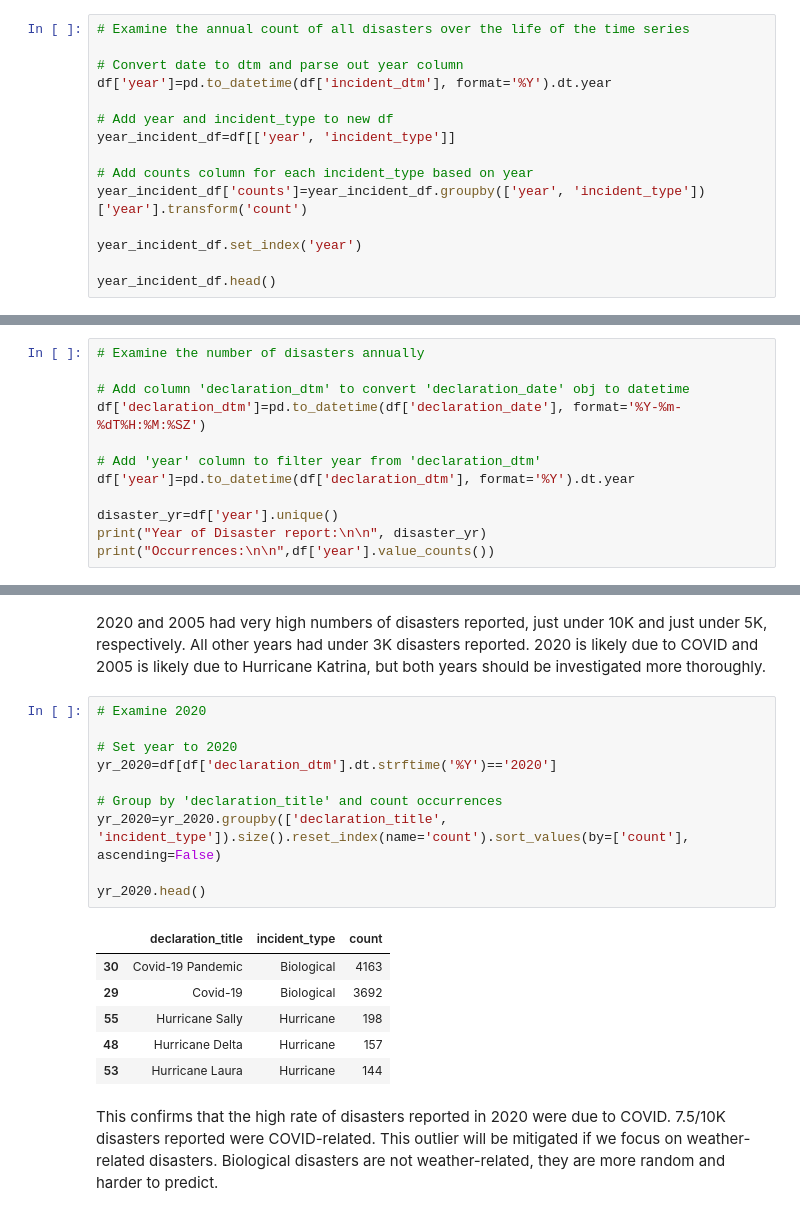
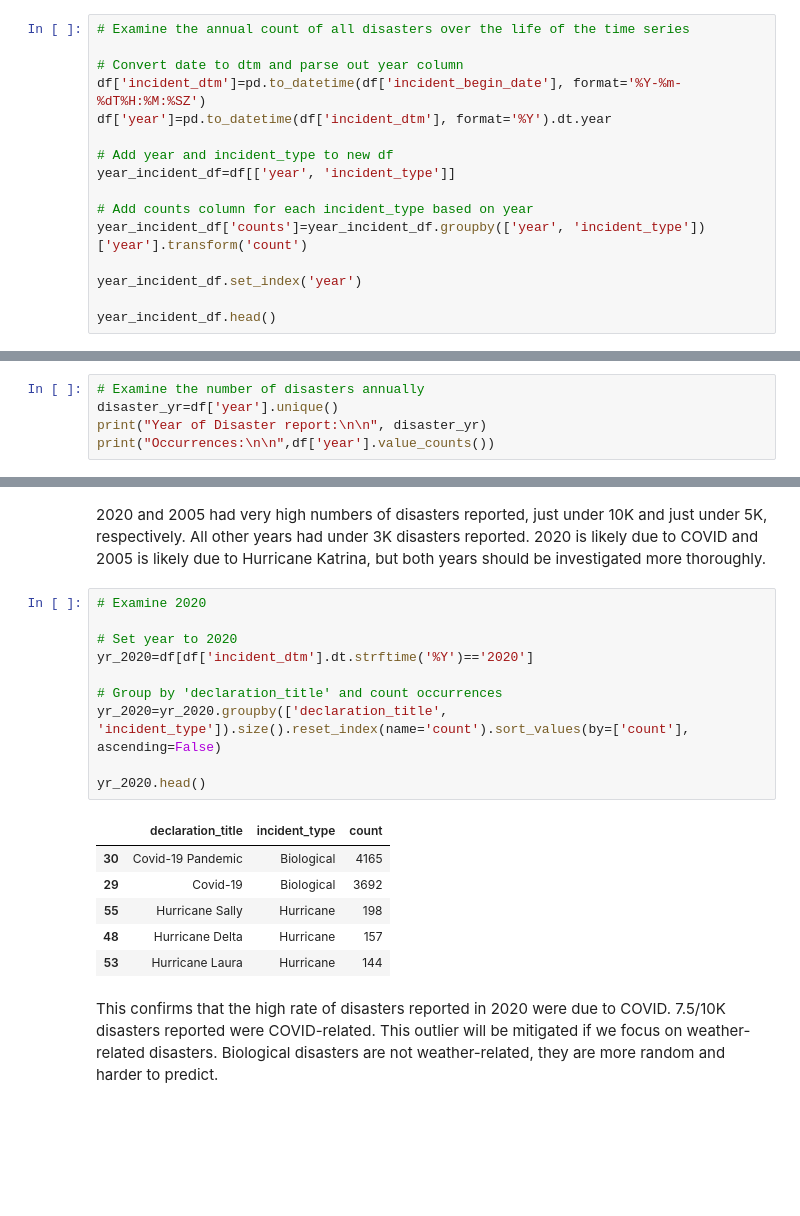
Before and after one commit to helloklow/natural_disasters, a Jupyter notebook: notebooks/2_low_eda.ipynb, the cells around one changed output, grey strips where cells are left out. Saved outputs shown, nothing was run; the diff lists cells and outputs as text; blank space fills up the shorter version.

```diff
--- a/notebooks/2_low_eda.ipynb
+++ b/notebooks/2_low_eda.ipynb
@@ -83,6 +64,7 @@ Dataset appears to be relatively clean, not many non-null values. There are many
 # Examine the annual count of all disasters over the life of the time series
 
 # Convert date to dtm and parse out year column
+df['incident_dtm']=pd.to_datetime(df['incident_begin_date'], format='%Y-%m-%dT%H:%M:%SZ')
 df['year']=pd.to_datetime(df['incident_dtm'], format='%Y').dt.year
 
 # Add year and incident_type to new df
@@ -330,13 +312,6 @@ plt.show()
 TX reports a significantly higher number of disasters than any other location with over 5K occurrences. All other locations are below 3K occurrences. Consider removing non-states/territories.
 # %%
 # Examine the number of disasters annually
-
-# Add column 'declaration_dtm' to convert 'declaration_date' obj to datetime
-df['declaration_dtm']=pd.to_datetime(df['declaration_date'], format='%Y-%m-%dT%H:%M:%SZ')
-
-# Add 'year' column to filter year from 'declaration_dtm'
-df['year']=pd.to_datetime(df['declaration_dtm'], format='%Y').dt.year
-
 disaster_yr=df['year'].unique()
 print("Year of Disaster report:\n\n", disaster_yr)
 print("Occurrences:\n\n",df['year'].value_counts())
@@ -386,16 +361,16 @@ plt.show()
 # %%
 # Examine 2020
 
 # Set year to 2020
-yr_2020=df[df['declaration_dtm'].dt.strftime('%Y')=='2020']
+yr_2020=df[df['incident_dtm'].dt.strftime('%Y')=='2020']
 
 # Group by 'declaration_title' and count occurrences
 yr_2020=yr_2020.groupby(['declaration_title', 'incident_type']).size().reset_index(name='count').sort_values(by=['count'], ascending=False)
 
 yr_2020.head()
 # %% [output]
 |  | declaration_title | incident_type | count |
-| 30 | Covid-19 Pandemic | Biological | 4163 |
+| 30 | Covid-19 Pandemic | Biological | 4165 |
 | 29 | Covid-19 | Biological | 3692 |
 | 55 | Hurricane Sally | Hurricane | 198 |
 | 48 | Hurricane Delta | Hurricane | 157 |
```
Also changed, not shown: parts of 11 cells of this notebook, 2 other files.
